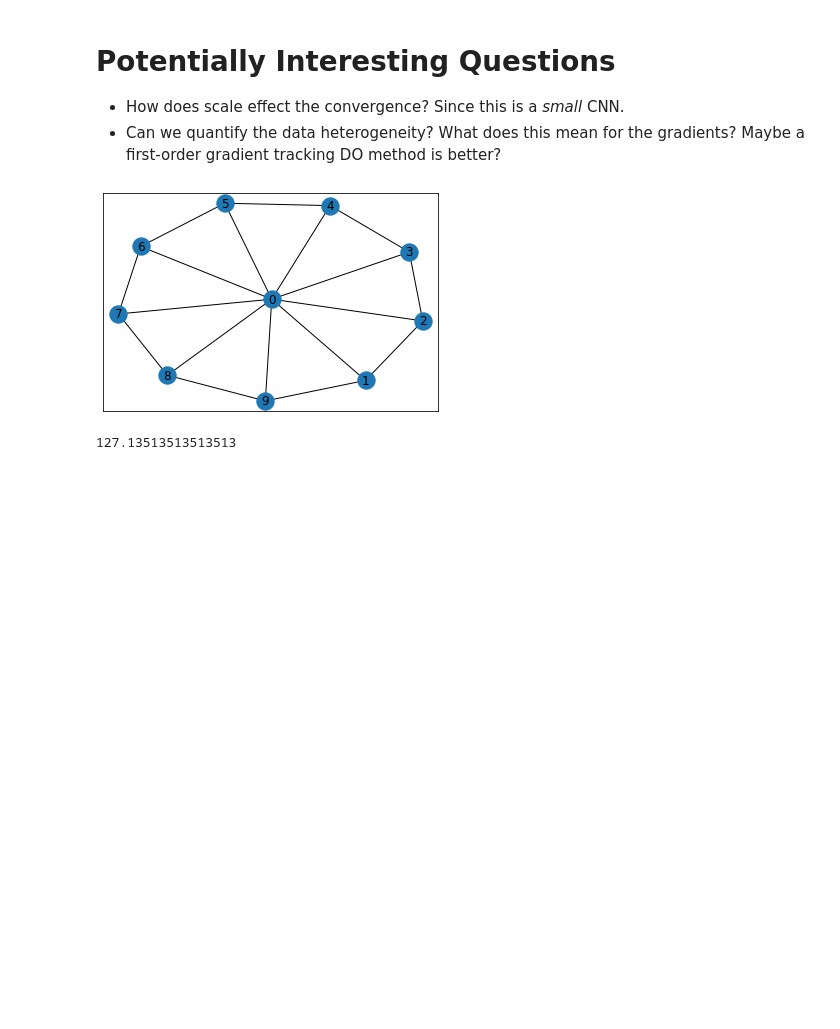
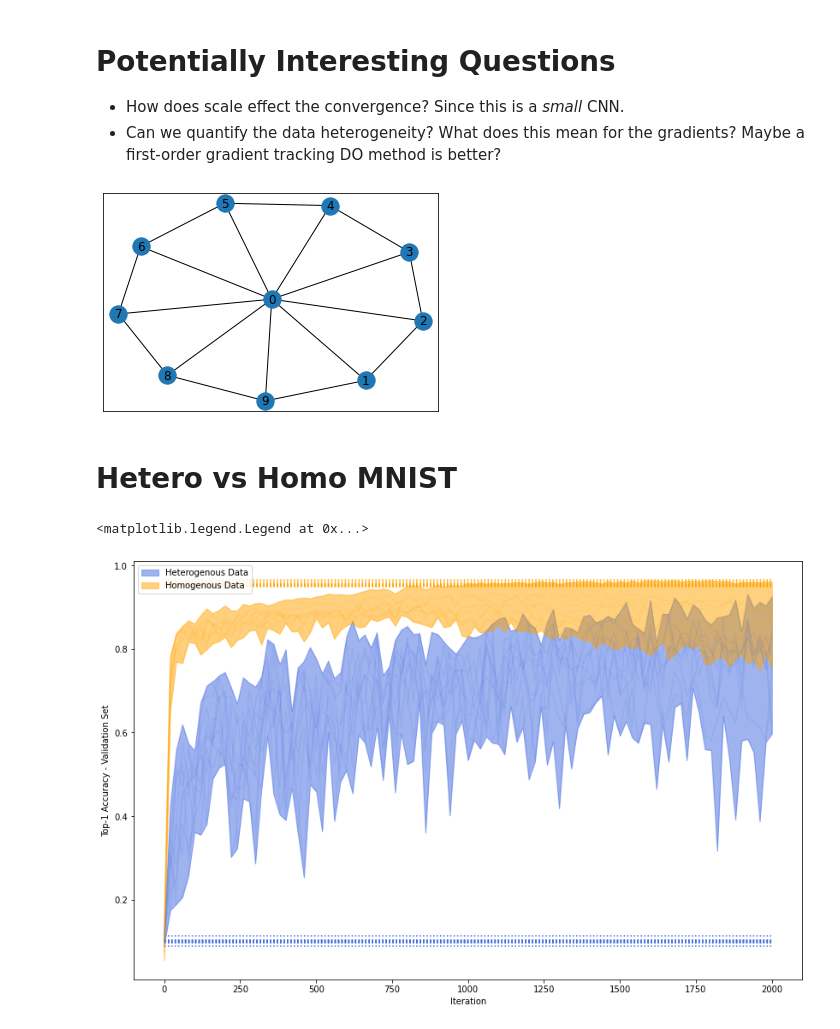
Before and after one commit to javieryu/nn_distributed_training, a Jupyter notebook: ee364b/eval_outputs.ipynb, the cells around one changed output. Saved outputs shown, nothing was run; the diff lists cells and outputs as text; code cells hidden in the pictures; blank space fills up the shorter version.

```diff
--- a/ee364b/eval_outputs.ipynb
+++ b/ee364b/eval_outputs.ipynb
@@ -50,7 +51,40 @@ import networkx as nx
 nx.draw_networkx(nx.wheel_graph(10))
 # %% [output]
 [figure]
-# %%
-28 * 28 * 6000 / 37000
-# %% [output]
-127.13513513513513
+# %% [markdown]
+# Hetero vs Homo MNIST
+# %%
+het_dir = "outputs/class_hetero_2021-05-26_12-49-41"
+hom_dir = "outputs/class_homo_2021-05-26_11-43-55"
+
+het_sr = torch.load(het_dir + "/soloresults.pt")
+hom_sr = torch.load(hom_dir + "/soloresults.pt")
+
+het_dict = torch.load(het_dir + "/dist_class_results.pt")
+het_acc = het_dict["accuracy"]
+het_accmin = torch.amin(het_acc, dim=1)
+het_accmax = torch.amax(het_acc, dim=1)
+
+
+hom_dict = torch.load(hom_dir + "/dist_class_results.pt")
+hom_acc = hom_dict["accuracy"]
+
+hom_accmin = torch.amin(hom_acc, dim=1)
+hom_accmax = torch.amax(hom_acc, dim=1)
+
+x = 20 * np.arange(hom_acc.shape[0])
+
+fig, ax = plt.subplots(figsize=(14, 9))
+
+ax.fill_between(x, het_accmin, het_accmax, alpha=0.5, label="Heterogenous Data", color="royalblue")
+ax.plot(x, het_acc, color="royalblue", alpha=0.1)
+ax.fill_between(x, hom_accmin, hom_accmax, color="orange", alpha=0.5, label="Homogenous Data")
+ax.plot(x, hom_acc, c="orange", alpha=0.1)
+ax.hlines(hom_sr[:, 1] / 10000, 0, 2000, linestyles="dotted", color="orange")
+ax.hlines(het_sr[:, 1] / 10000, 0, 2000, linestyles="dotted", color="royalblue")
+ax.set_xlabel("Iteration")
+ax.set_ylabel("Top-1 Accuracy - Validation Set")
+ax.legend()
+# %% [output]
+<matplotlib.legend.Legend at 0x...>
+[figure, added]
```
Also changed, not shown: parts of 1 cell of this notebook, 3 other files.
